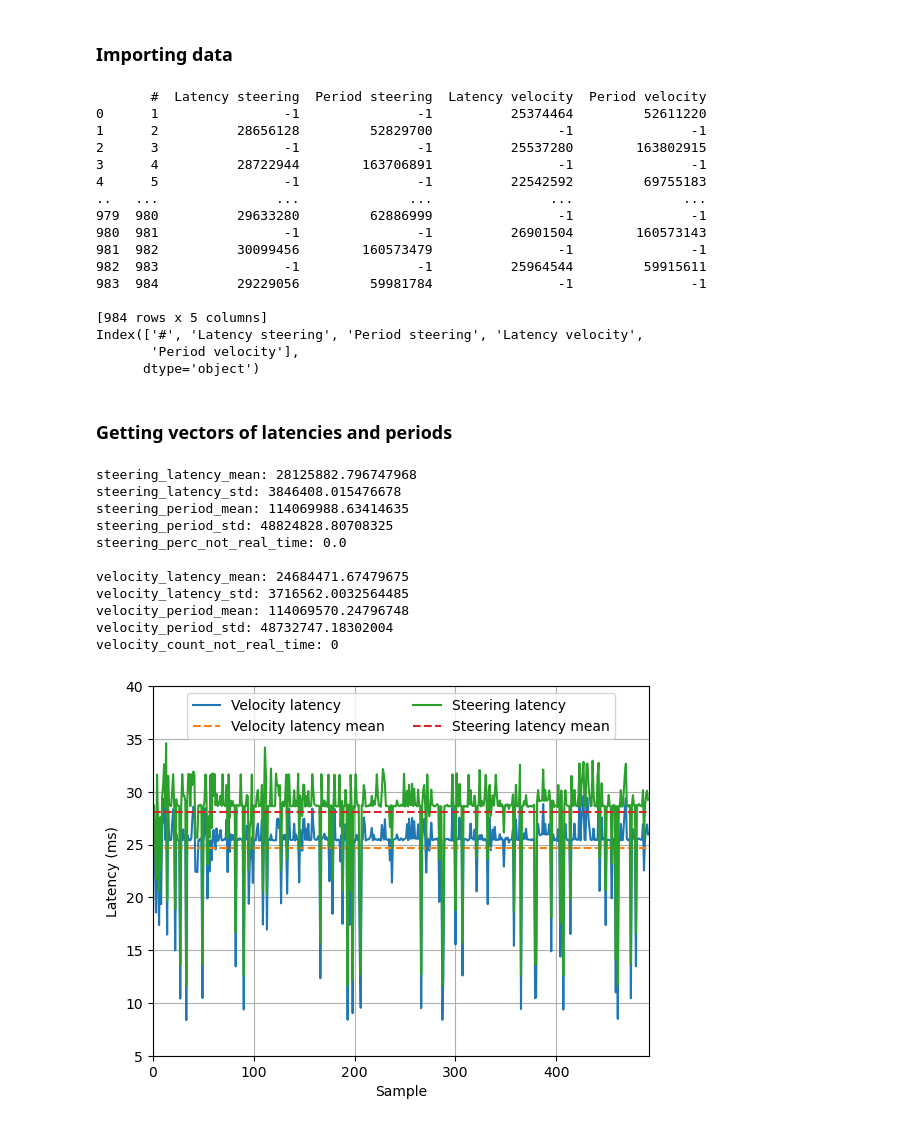
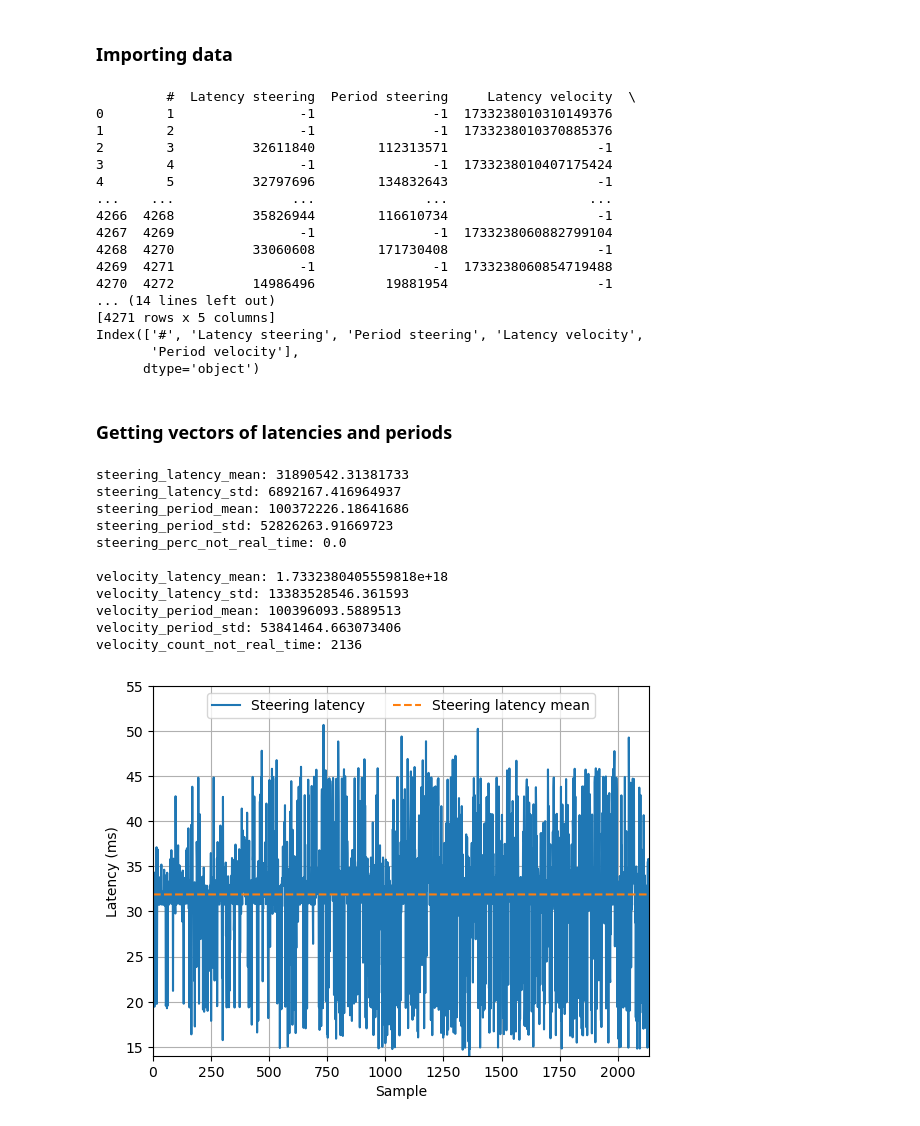
Before and after one commit to LMA-FEM-UNICAMP/microAutoware-Latency-Evaluator, a Jupyter notebook: utils/latency_processing.ipynb, the cells around one changed output. Saved outputs shown, nothing was run; the diff lists cells and outputs as text; code cells hidden in the pictures.

Commit message:
Autoware latency experiment using only steering

```diff
--- a/utils/latency_processing.ipynb
+++ b/utils/latency_processing.ipynb
@@ -12,27 +12,27 @@ import matplotlib.pyplot as plt
 ### Importing data
 # %%
 
-csv_file = '03122024_112729_latencies_without_autoware_manual'
+csv_file = '03122024_120638_latencies_w_autoware_only_steering'
 
 csv_df = pd.read_csv('../data/'+csv_file+'.csv')
 print(csv_df)
 column_names = csv_df.columns
 print(column_names)
 # %% [output]
-       #  Latency steering  Period steering  Latency velocity  Period velocity
-0      1                -1               -1          25374464         52611220
-1      2          28656128         52829700                -1               -1
-2      3                -1               -1          25537280        163802915
-3      4          28722944        163706891                -1               -1
-4      5                -1               -1          22542592         69755183
-..   ...               ...              ...               ...              ...
-979  980          29633280         62886999                -1               -1
-980  981                -1               -1          26901504        160573143
-981  982          30099456        160573479                -1               -1
-982  983                -1               -1          25964544         59915611
-983  984          29229056         59981784                -1               -1
-
-[984 rows x 5 columns]
+         #  Latency steering  Period steering     Latency velocity  \
+0        1                -1               -1  1733238010310149376
+1        2                -1               -1  1733238010370885376
+2        3          32611840        112313571                   -1
+3        4                -1               -1  1733238010407175424
+4        5          32797696        134832643                   -1
+...    ...               ...              ...                  ...
+4266  4268          35826944        116610734                   -1
+4267  4269                -1               -1  1733238060882799104
+4268  4270          33060608        171730408                   -1
+4269  4271                -1               -1  1733238060854719488
+4270  4272          14986496         19881954                   -1
+... (14 lines left out)
+[4271 rows x 5 columns]
 Index(['#', 'Latency steering', 'Period steering', 'Latency velocity',
        'Period velocity'],
       dtype='object')
@@ -92,28 +92,28 @@ print("velocity_period_std: "+str(velocity_period_std))
 print("velocity_count_not_real_time: "+str(velocity_count_not_real_time))
 print("")
 # %% [output]
-steering_latency_mean: 28125882.796747968
-steering_latency_std: 3846408.015476678
-steering_period_mean: 114069988.63414635
-steering_period_std: 48824828.80708325
+steering_latency_mean: 31890542.31381733
+steering_latency_std: 6892167.416964937
+steering_period_mean: 100372226.18641686
+steering_period_std: 52826263.91669723
 steering_perc_not_real_time: 0.0
 
-velocity_latency_mean: 24684471.67479675
-velocity_latency_std: 3716562.0032564485
-velocity_period_mean: 114069570.24796748
-velocity_period_std: 48732747.18302004
-velocity_count_not_real_time: 0
+velocity_latency_mean: 1.7332380405559818e+18
+velocity_latency_std: 13383528546.361593
+velocity_period_mean: 100396093.5889513
+velocity_period_std: 53841464.663073406
+velocity_count_not_real_time: 2136
 # %%
 plt.figure()
-plt.plot(velocity_latency/1e6, label='Velocity latency')
-plt.plot(np.ones(velocity_latency.size)*velocity_latency_mean/1e6, '--', label='Velocity latency mean')
+# plt.plot(velocity_latency/1e6, label='Velocity latency')
+# plt.plot(np.ones(velocity_latency.size)*velocity_latency_mean/1e6, '--', label='Velocity latency mean')
 plt.plot(steering_latency/1e6, label='Steering latency')
 plt.plot(np.ones(steering_latency.size)*steering_latency_mean/1e6, '--', label='Steering latency mean')
 plt.legend(loc = 'upper center', ncol=2)
-plt.ylim([0.5e1, 4e1])
+plt.ylim([14, 55])
 plt.xlim([0, steering_latency.size])
 plt.xlabel("Sample")
 plt.ylabel("Latency (ms)")
 plt.grid()
 # %% [output]
-[figure, old version]
+[figure, new version]
```
Also changed, not shown: 1 other file.
